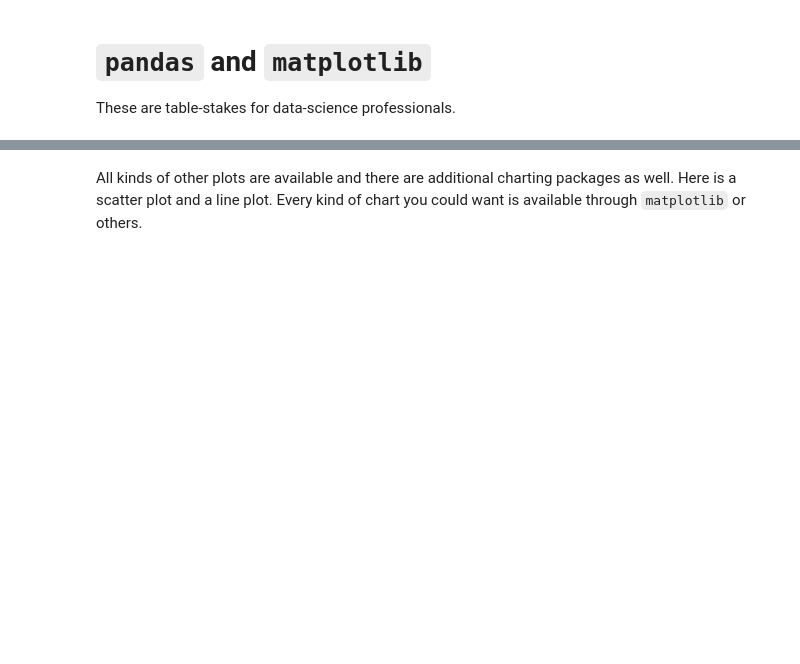
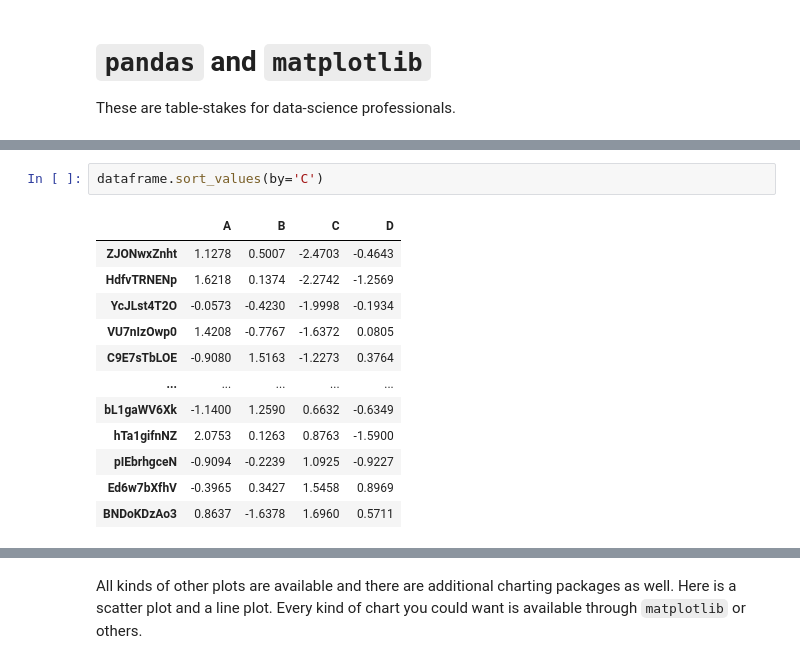
Before and after one commit to wolf/Jupyter-Presentation, a Jupyter notebook: Jupyter-Presentation.ipynb, the cells around one changed output, grey strips where cells are left out. Saved outputs shown, nothing was run; the diff lists cells and outputs as text; blank space fills up the shorter version.

```diff
--- a/Jupyter-Presentation.ipynb
+++ b/Jupyter-Presentation.ipynb
@@ -192,3 +328,18 @@ with pandas.option_context('display.max_rows', 30):
+# %%
+dataframe.sort_values(by='C')
+# %% [output]
+|  | A | B | C | D |
+| ZJONwxZnht | 1.1278 | 0.5007 | -2.4703 | -0.4643 |
+| HdfvTRNENp | 1.6218 | 0.1374 | -2.2742 | -1.2569 |
+| YcJLst4T2O | -0.0573 | -0.4230 | -1.9998 | -0.1934 |
+| VU7nIzOwp0 | 1.4208 | -0.7767 | -1.6372 | 0.0805 |
+| C9E7sTbLOE | -0.9080 | 1.5163 | -1.2273 | 0.3764 |
+| ... | ... | ... | ... | ... |
+| bL1gaWV6Xk | -1.1400 | 1.2590 | 0.6632 | -0.6349 |
+| hTa1gifnNZ | 2.0753 | 0.1263 | 0.8763 | -1.5900 |
+| pIEbrhgceN | -0.9094 | -0.2239 | 1.0925 | -0.9227 |
+| Ed6w7bXfhV | -0.3965 | 0.3427 | 1.5458 | 0.8969 |
+| BNDoKDzAo3 | 0.8637 | -1.6378 | 1.6960 | 0.5711 |
 # %%
 # Extract a single column
 
```
Also changed, not shown: parts of 40 cells of this notebook.
